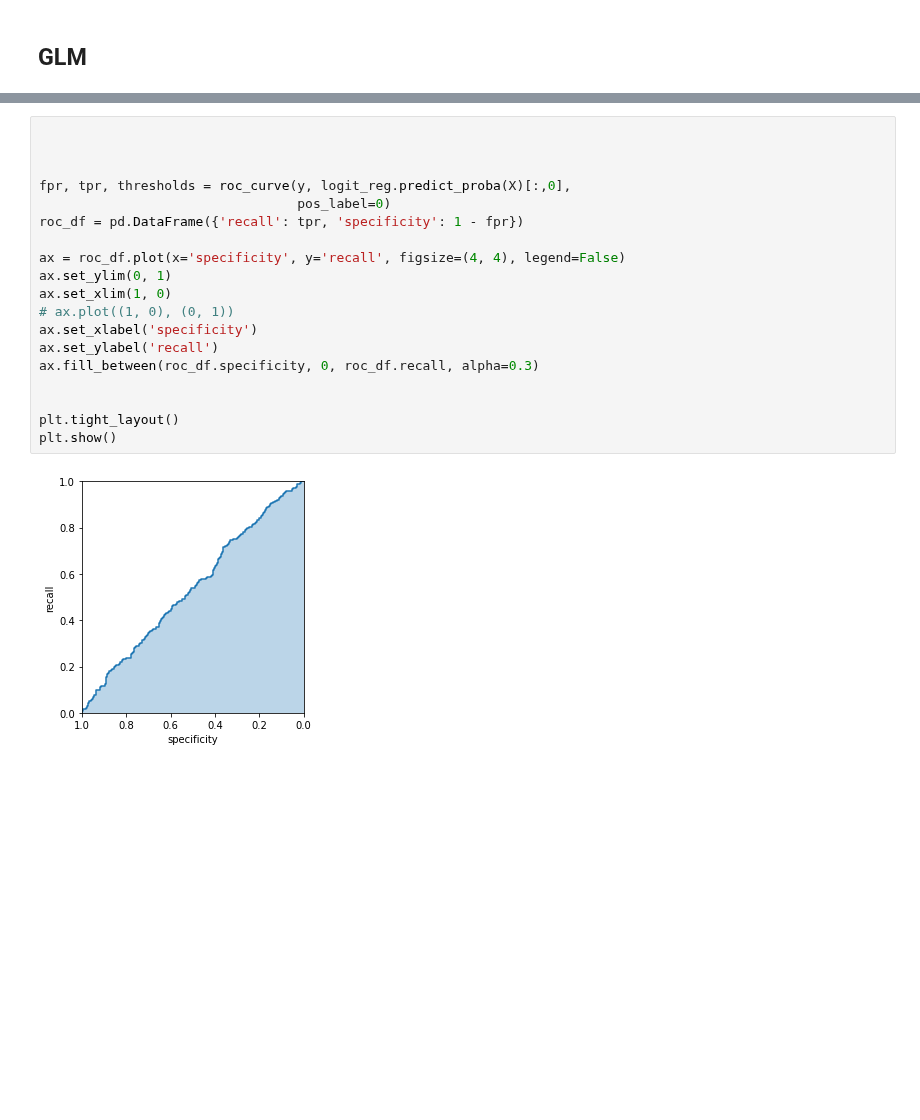
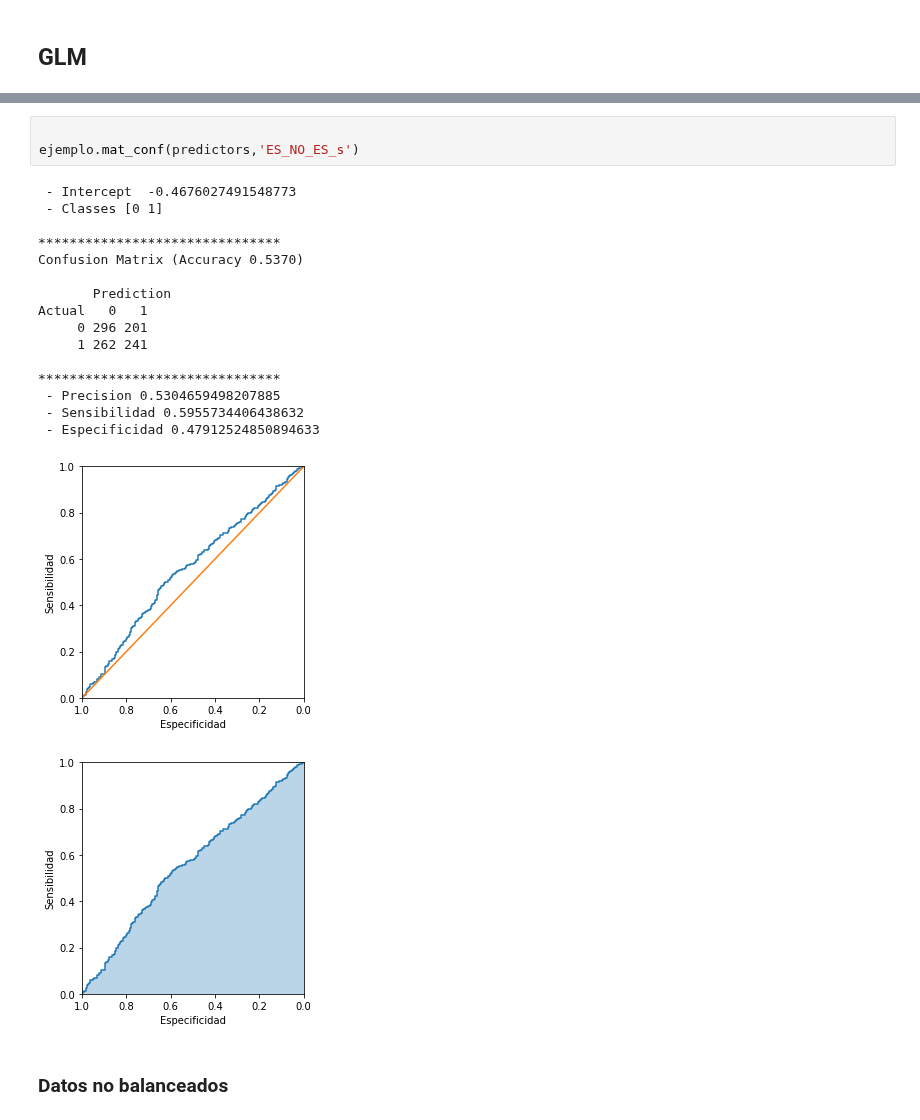
Before and after one commit to 4bm4/cheatsheetDC, a Jupyter notebook: clases.ipynb, the cells around one changed output, grey strips where cells are left out. Saved outputs shown, nothing was run; the diff lists cells and outputs as text; blank space fills up the shorter version.

```diff
--- a/clases.ipynb
+++ b/clases.ipynb
@@ -1871,21 +1974,23 @@ plt.show()
-# %%
-
-
-
-fpr, tpr, thresholds = roc_curve(y, logit_reg.predict_proba(X)[:,0],
-                                 pos_label=0)
-roc_df = pd.DataFrame({'recall': tpr, 'specificity': 1 - fpr})
-
-ax = roc_df.plot(x='specificity', y='recall', figsize=(4, 4), legend=False)
-ax.set_ylim(0, 1)
-ax.set_xlim(1, 0)
-# ax.plot((1, 0), (0, 1))
-ax.set_xlabel('specificity')
-ax.set_ylabel('recall')
-ax.fill_between(roc_df.specificity, 0, roc_df.recall, alpha=0.3)
-
-
-plt.tight_layout()
-plt.show()
-# %% [output]
-[figure, removed]
+# %%
+
+ejemplo.mat_conf(predictors,'ES_NO_ES_s')
+# %% [output]
+ - Intercept  -0.4676027491548773
+ - Classes [0 1]
+
+*******************************
+Confusion Matrix (Accuracy 0.5370)
+
+       Prediction
+Actual   0   1
+     0 296 201
+     1 262 241
+
+*******************************
+ - Precision 0.5304659498207885
+ - Sensibilidad 0.5955734406438632
+ - Especificidad 0.47912524850894633
+[figure, added]
+[figure, added]
+# %% [markdown]
+### Datos no balanceados
```
Also changed, not shown: parts of 23 cells of this notebook.
